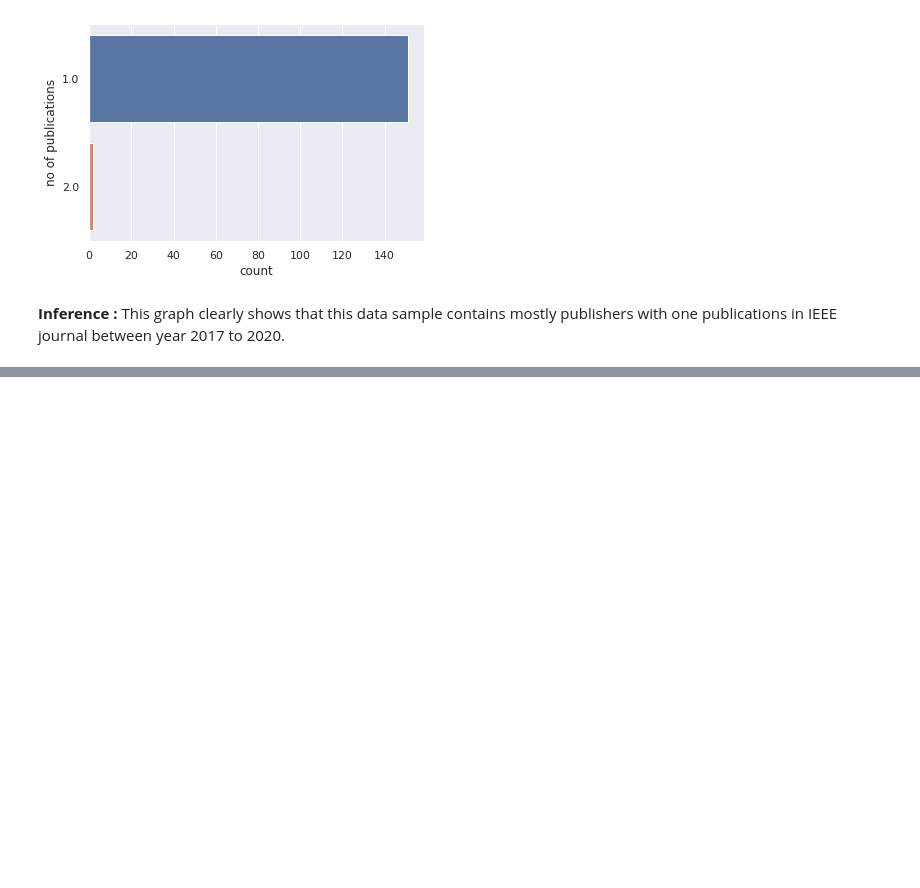
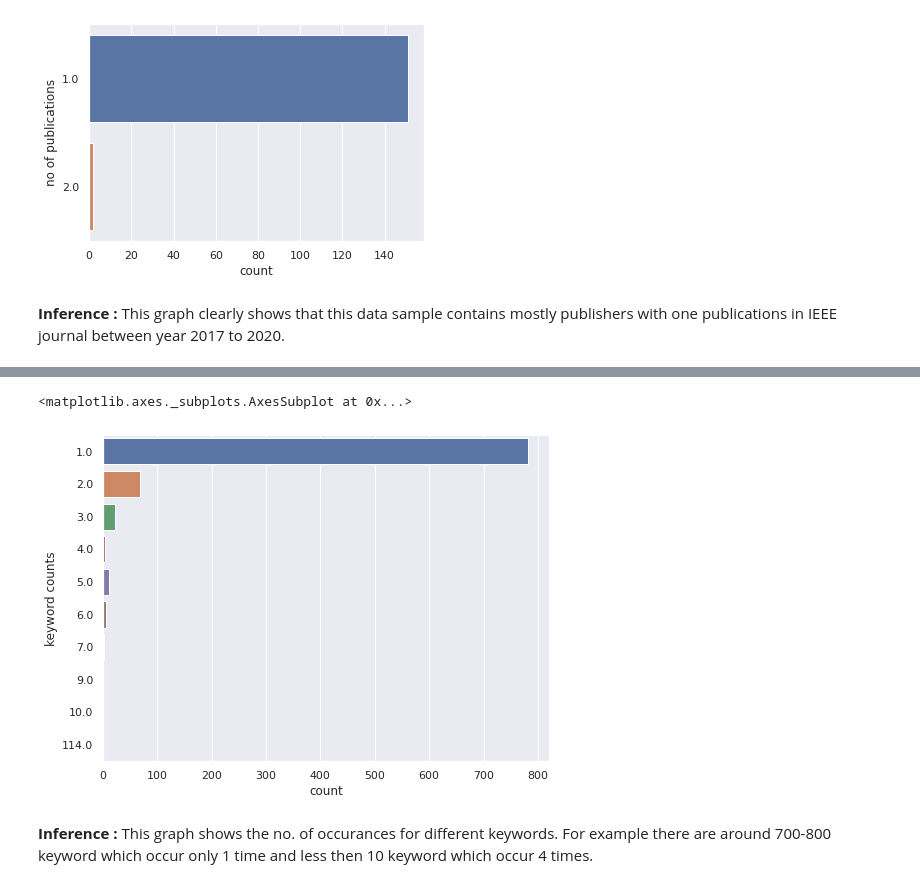
Before and after one commit to rohith1001/SSD24_SLR-Reporting_After_Data_Cleansing, a Jupyter notebook: IEEE_Visualizations.ipynb, the cells around one changed output, grey strips where cells are left out. Saved outputs shown, nothing was run; the diff lists cells and outputs as text; code cells hidden in the pictures; blank space fills up the shorter version.

Commit message:
Graph added for keywords and their no. of occurances

```diff
--- a/IEEE_Visualizations.ipynb
+++ b/IEEE_Visualizations.ipynb
@@ -149,3 +149,7 @@ sns.countplot(y="no of publications", data=auth)
 [figure]
 # %% [markdown]
 **Inference :** This graph clearly shows that this data sample contains mostly publishers with one publications in IEEE journal between year 2017 to 2020.
+# %%
+keyword.rename( columns={'Unnamed: 0':'words'}, inplace=True )
+keyword.rename( columns={'0':'keyword counts'}, inplace=True )
+keyword.head()
@@ -151,0 +163,11 @@ sns.countplot(y="no of publications", data=auth)
+# %%
+sns.set_theme(style="darkgrid")
+fig_dims = (8, 6)
+
+fig, ax = plt.subplots(figsize=fig_dims)
+sns.countplot(y="keyword counts",ax=ax, data=keyword)
+# %% [output]
+<matplotlib.axes._subplots.AxesSubplot at 0x...>
+[figure, added]
+# %% [markdown]
+**Inference :** This graph shows the no. of occurances for different keywords. For example there are around 700-800 keyword which occur only 1 time and less then 10 keyword which occur 4 times.
```
Also changed, not shown: parts of 2 cells of this notebook.
